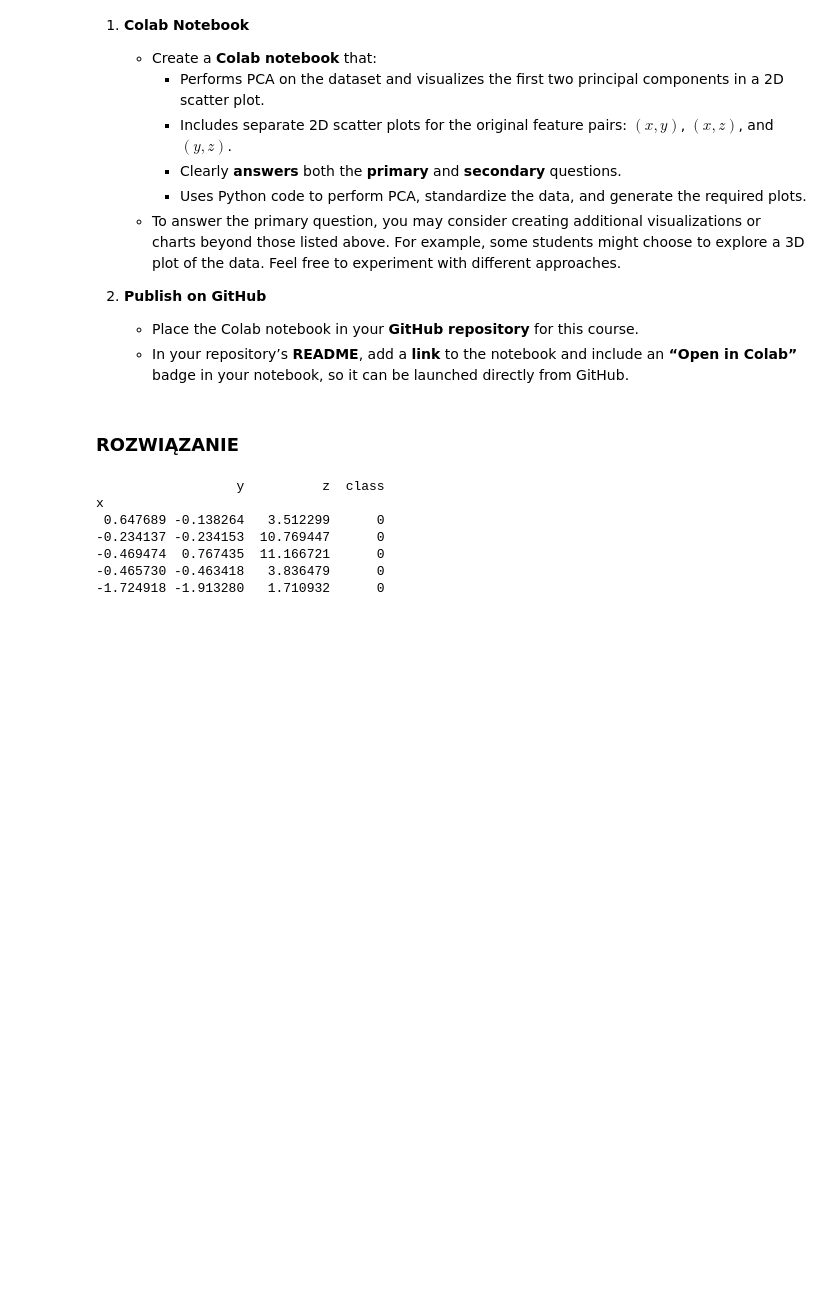
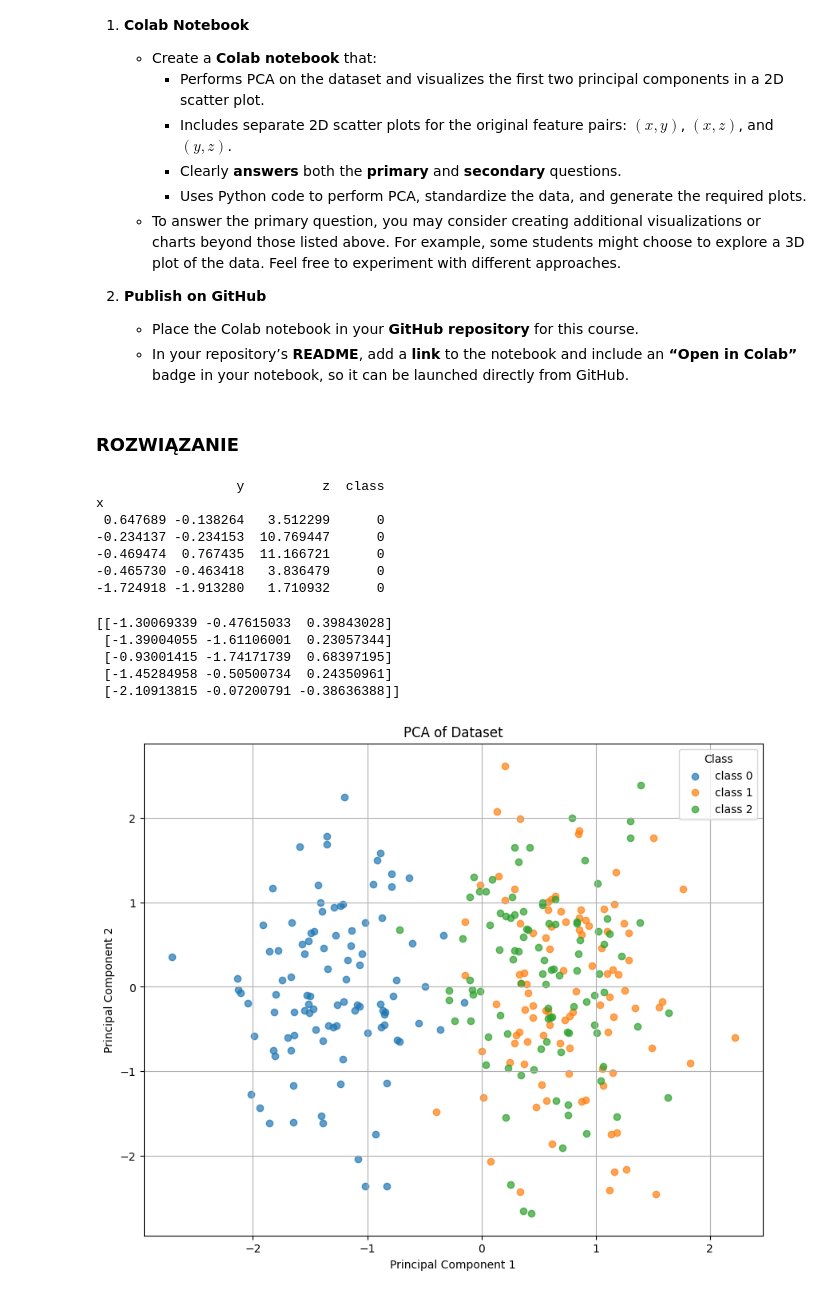
Before and after one commit to krzysztof-kar/ML2025, a Jupyter notebook: Lab01_PCA_prdom.ipynb, the cells around one changed output. Saved outputs shown, nothing was run; the diff lists cells and outputs as text; code cells hidden in the pictures; blank space fills up the shorter version.

```diff
--- a/Lab01_PCA_prdom.ipynb
+++ b/Lab01_PCA_prdom.ipynb
@@ -51,8 +51,12 @@ Remember: before applying PCA, **standardize** the data so that each feature has
 
 import pandas as pd
 url = 'https://raw.githubusercontent.com/SzymonNowakowski/Machine-Learning-2024/refs/heads/master/PCA_three_clusters_data.csv'
-df = pd.read_csv(url, index_col=0)
-print(df.head(5))
+X = pd.read_csv(url, index_col=0)
+
+data = pd.DataFrame(X)
+y=X['class']
+
+print(X.head(5))
 # %% [output]
                   y          z  class
 x
@@ -61,3 +65,44 @@ x
 -0.469474  0.767435  11.166721      0
 -0.465730 -0.463418   3.836479      0
 -1.724918 -1.913280   1.710932      0
+# %%
+import numpy as np
+
+X = X - np.mean(X, axis=0)
+
+X = X / np.std(X, axis=0)
+
+U, Sigma, VT = np.linalg.svd(X)
+
+Sigma_full = np.zeros((X.shape[0], X.shape[1]))
+np.fill_diagonal(Sigma_full, Sigma)
+
+variance_estimators = (Sigma ** 2) / (X.shape[0] - 1)
+
+XV = U @ Sigma_full
+print(XV[:5,:])
+# %% [output]
+[[-1.30069339 -0.47615033  0.39843028]
+ [-1.39004055 -1.61106001  0.23057344]
+ [-0.93001415 -1.74171739  0.68397195]
+ [-1.45284958 -0.50500734  0.24350961]
+ [-2.10913815 -0.07200791 -0.38636388]]
+# %%
+import matplotlib.pyplot as plt
+
+target_names = ['class 0', 'class 1', 'class 2']
+
+
+# Plot the PCA results with color coding by wine class
+plt.figure(figsize=(10, 8))
+for i, target_name in enumerate(target_names):
+    plt.scatter(XV[y == i, 0], XV[y == i, 1], label=target_name, alpha=0.7)
+
+plt.xlabel("Principal Component 1")
+plt.ylabel("Principal Component 2")
+plt.title("PCA of Dataset")
+plt.legend(title="Class")
+plt.grid(True)
+plt.show()
+# %% [output]
+[figure, added]
```
Also changed, not shown: parts of 4 cells of this notebook.
